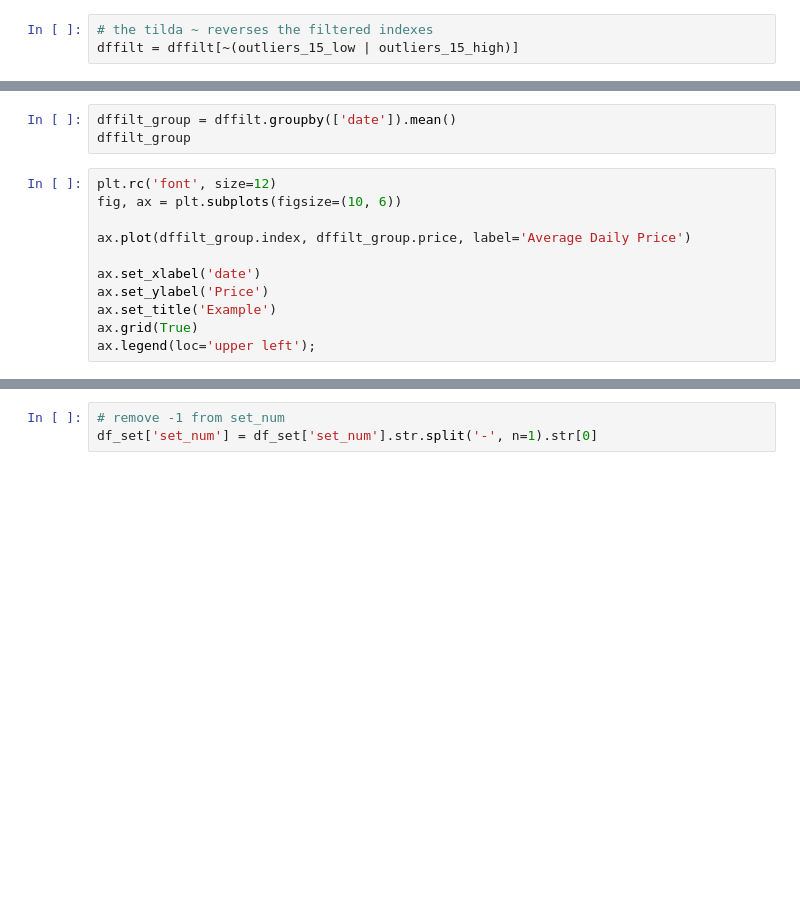
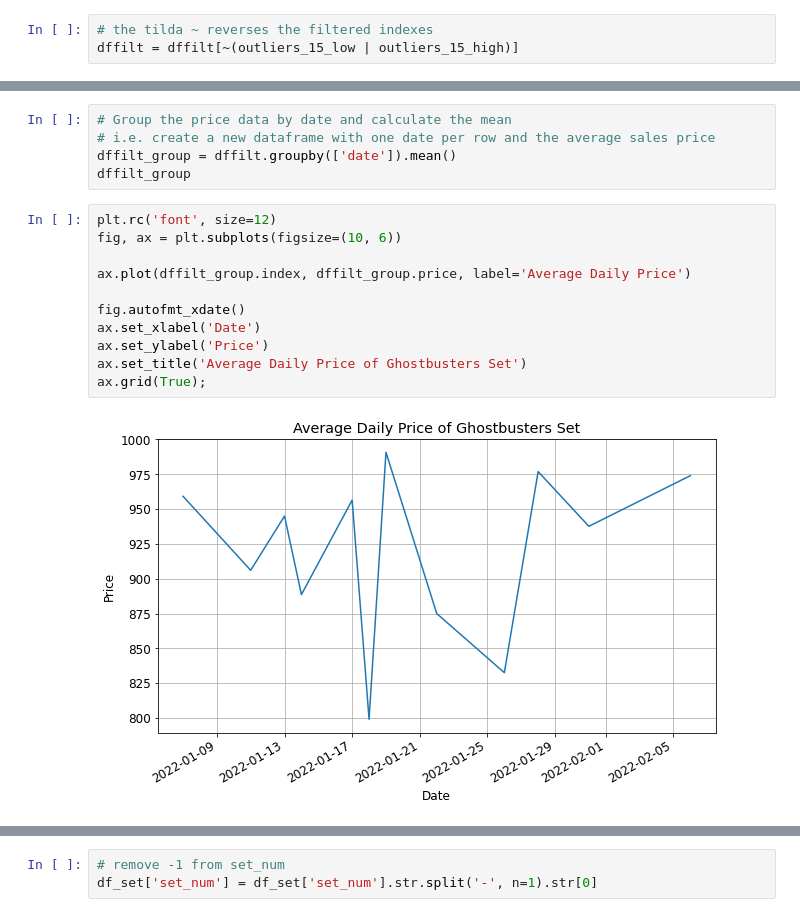
Before and after one commit to 33GuessSo88/EbayLegoWebscrape, a Jupyter notebook: Data Analysis/Lego_Data_Analysis.ipynb, the cells around one changed output, grey strips where cells are left out. Cells and saved outputs as stored; diff of their text form; blank space fills up the shorter version.

```diff
--- a/Data Analysis/Lego_Data_Analysis.ipynb
+++ b/Data Analysis/Lego_Data_Analysis.ipynb
@@ -110,17 +245,21 @@ dffilt.boxplot(column='price')
 # %%
+# Group the price data by date and calculate the mean
+# i.e. create a new dataframe with one date per row and the average sales price
 dffilt_group = dffilt.groupby(['date']).mean()
 dffilt_group
 # %%
 plt.rc('font', size=12)
 fig, ax = plt.subplots(figsize=(10, 6))
 
 ax.plot(dffilt_group.index, dffilt_group.price, label='Average Daily Price')
 
-ax.set_xlabel('date')
+fig.autofmt_xdate()
+ax.set_xlabel('Date')
 ax.set_ylabel('Price')
-ax.set_title('Example')
-ax.grid(True)
-ax.legend(loc='upper left');
+ax.set_title('Average Daily Price of Ghostbusters Set')
+ax.grid(True);
+# %% [output]
+[figure, added]
 # %%
 # time to clean the set_details data
 df_set.head()
```
Also changed, not shown: parts of 29 cells of this notebook.
